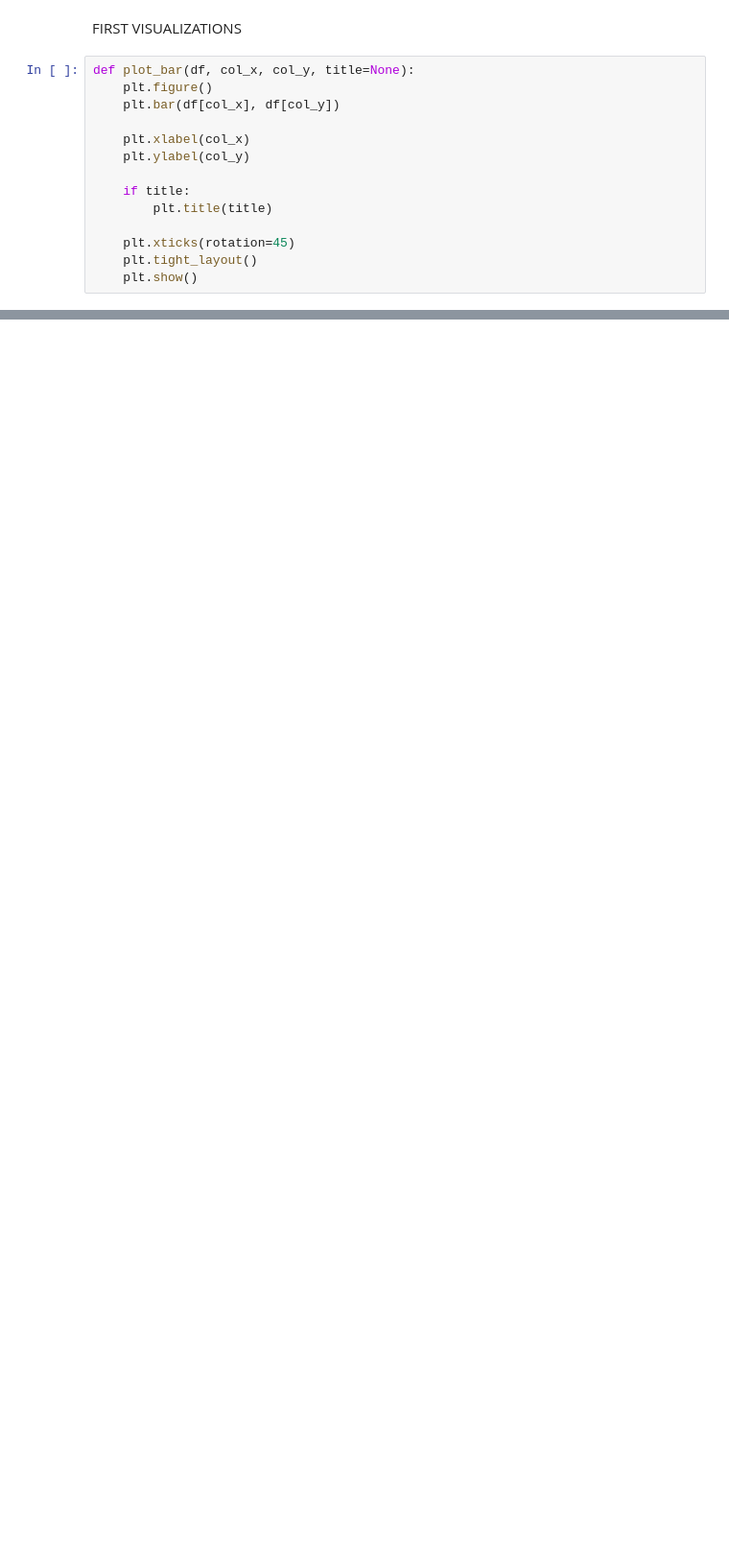
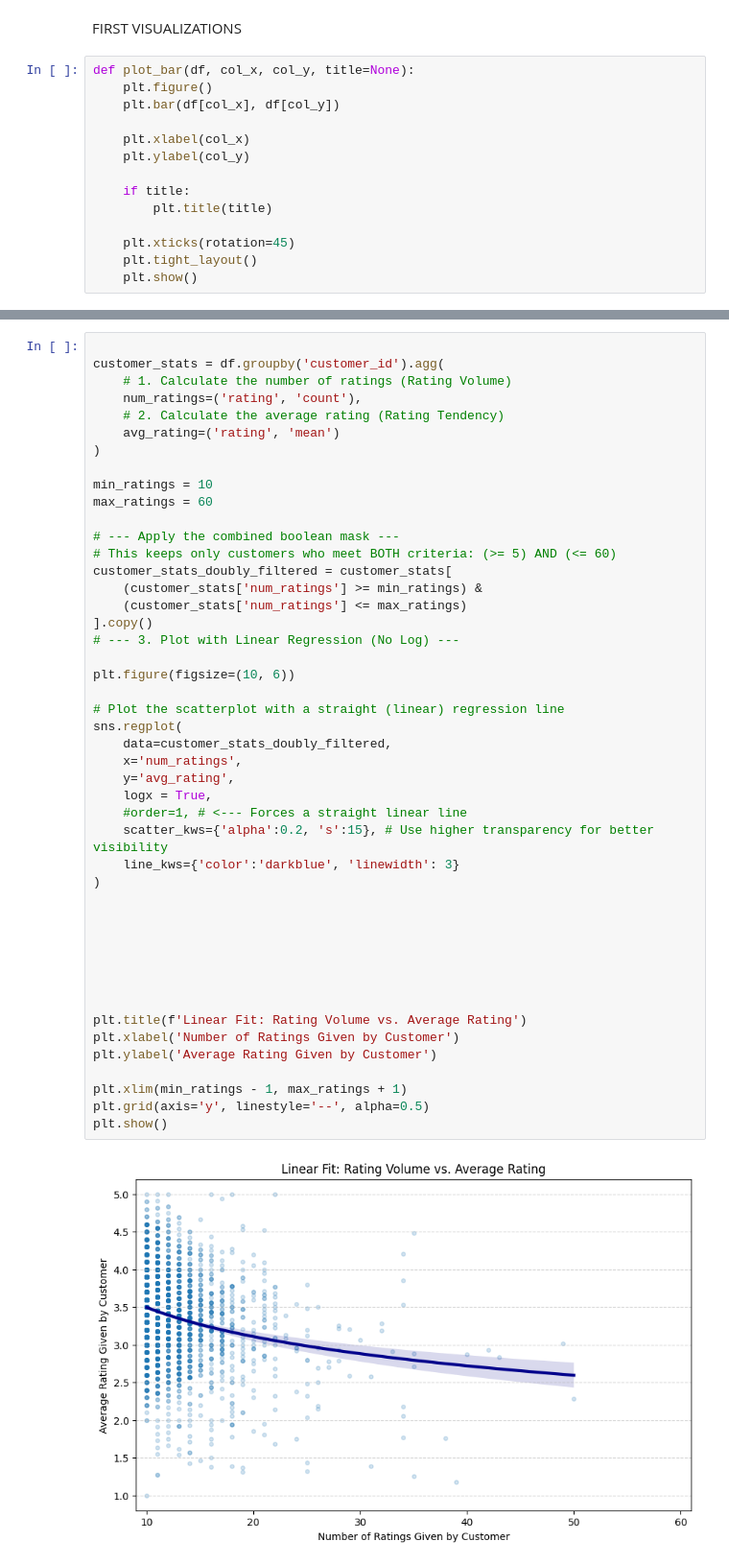
Before and after one commit to Vamina/Project_NetflixPrize, a Jupyter notebook: netflix_data_manag.ipynb, the cells around one changed output, grey strips where cells are left out. Shown at 96% size. Cells and saved outputs as stored; diff of their text form; blank space fills up the shorter version.

```diff
--- a/netflix_data_manag.ipynb
+++ b/netflix_data_manag.ipynb
@@ -460,0 +468,48 @@ NameError: name 'plot_bar' is not defined
+# %%
+
+customer_stats = df.groupby('customer_id').agg(
+    # 1. Calculate the number of ratings (Rating Volume)
+    num_ratings=('rating', 'count'),
+    # 2. Calculate the average rating (Rating Tendency)
+    avg_rating=('rating', 'mean')
+)
+
+min_ratings = 10
+max_ratings = 60
+
+# --- Apply the combined boolean mask ---
+# This keeps only customers who meet BOTH criteria: (>= 5) AND (<= 60)
+customer_stats_doubly_filtered = customer_stats[
+    (customer_stats['num_ratings'] >= min_ratings) &
+    (customer_stats['num_ratings'] <= max_ratings)
+].copy()
+# --- 3. Plot with Linear Regression (No Log) ---
+
+plt.figure(figsize=(10, 6))
+
+# Plot the scatterplot with a straight (linear) regression line
+sns.regplot(
+    data=customer_stats_doubly_filtered,
+    x='num_ratings',
+    y='avg_rating',
+    logx = True,
+    #order=1, # <--- Forces a straight linear line
+    scatter_kws={'alpha':0.2, 's':15}, # Use higher transparency for better visibility
+    line_kws={'color':'darkblue', 'linewidth': 3}
+)
+
+
+
+
+
+
+
+plt.title(f'Linear Fit: Rating Volume vs. Average Rating')
+plt.xlabel('Number of Ratings Given by Customer')
+plt.ylabel('Average Rating Given by Customer')
+
+plt.xlim(min_ratings - 1, max_ratings + 1)
+plt.grid(axis='y', linestyle='--', alpha=0.5)
+plt.show()
+# %% [output]
+[figure, added]
```
Also changed, not shown: parts of 21 cells of this notebook, 1 other file.
